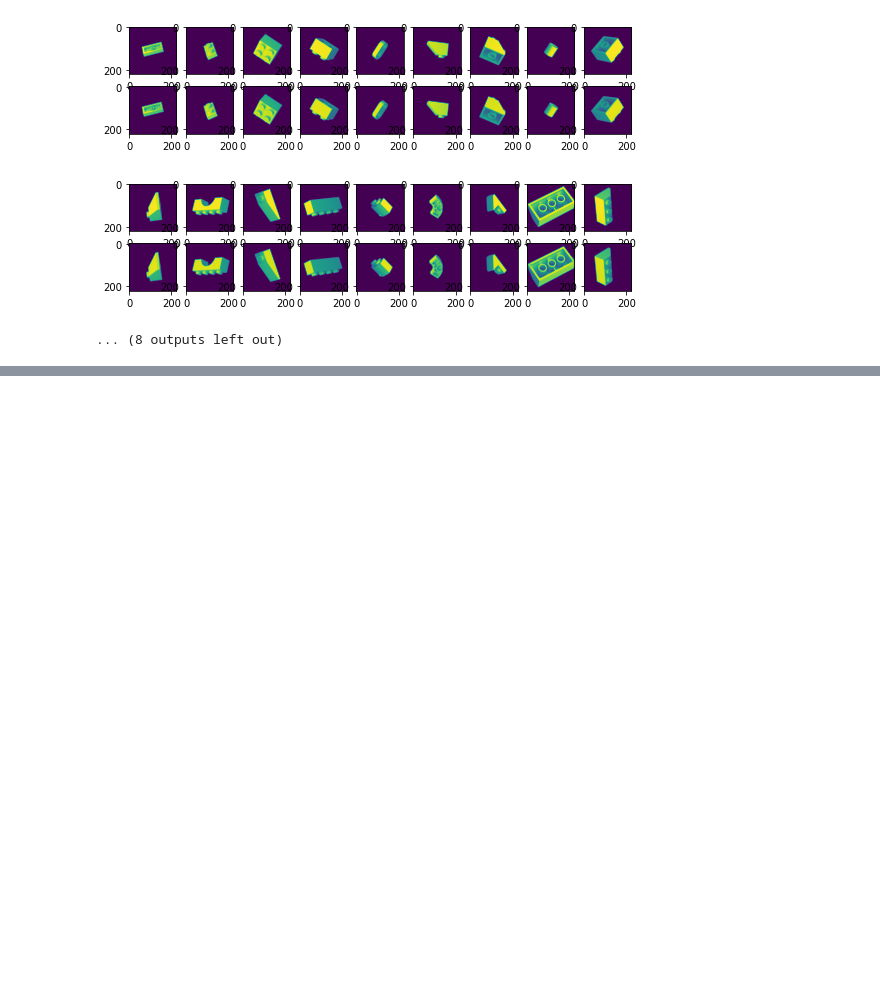
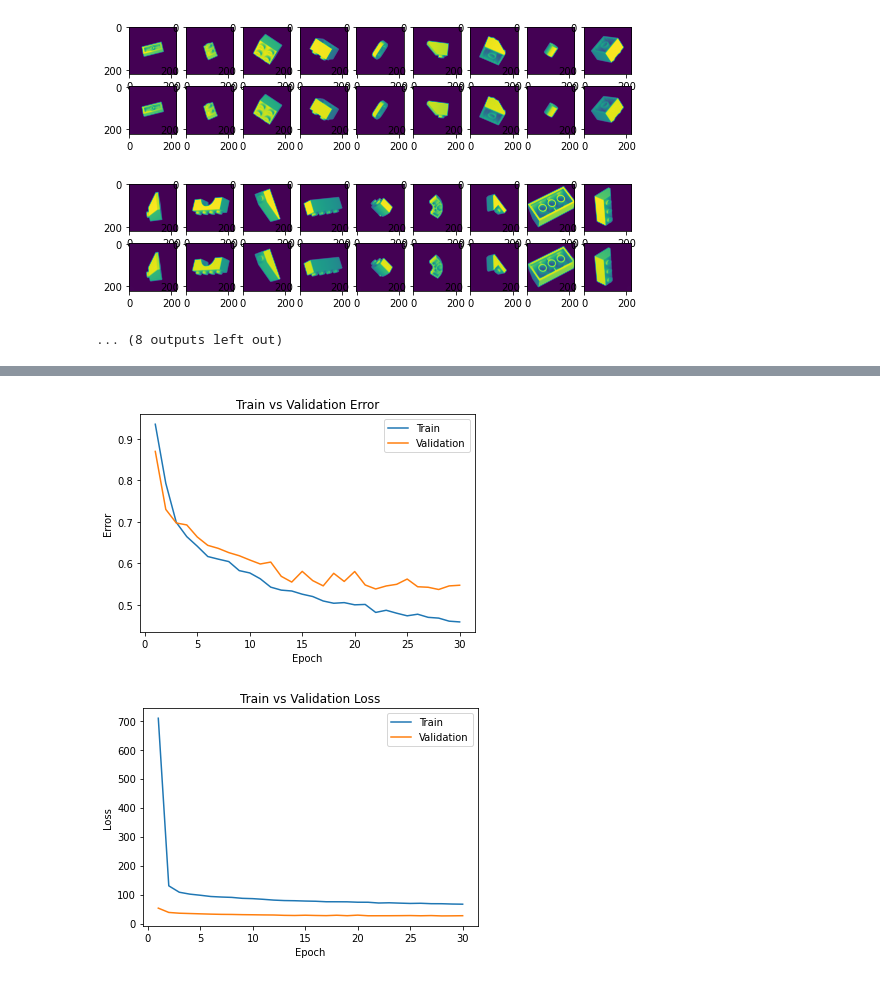
Before and after one commit to albogdan/aps360-project, a Jupyter notebook: baseline_models/CNN/CNN_Autoencoder.ipynb, the cells around one changed output, grey strips where cells are left out. Saved outputs shown, nothing was run; the diff lists cells and outputs as text; code cells hidden in the pictures; blank space fills up the shorter version.

```diff
--- a/baseline_models/CNN/CNN_Autoencoder.ipynb
+++ b/baseline_models/CNN/CNN_Autoencoder.ipynb
@@ -285,0 +542,4 @@ for k in range(0, max_epochs, 1):
+# %%
+loaded_model = AutoencoderSmall().cuda()
+loaded_model.load_state_dict(torch.load(os.path.expanduser('~/models/AutoEncoder/small_no_noise.pt')))
+loaded_model.eval()
@@ -285,0 +567,13 @@ for k in range(0, max_epochs, 1):
+# %%
+# verify that the parameters are loaded correctly
+train_loader = torch.utils.data.DataLoader(image_set, batch_size=batch_size,
+                                             num_workers = 4, shuffle = True)
+criterion = nn.MSELoss()
+for data in train_loader:
+  img, _ = data
+  if torch.cuda.is_available():
+    img = img.cuda()
+  recon = loaded_model(img)
+  loss = criterion(recon, img)
+  print(loss)
+  break
@@ -285,0 +703,16 @@ for k in range(0, max_epochs, 1):
+# %%
+class AutoEncoderClassifier(nn.Module):
+  def __init__(self):
+    super(AutoEncoderClassifier, self).__init__()
+    self.name = "AutoEncoderClassifier"
+    self.fc1 = nn.Linear(64*13*13, 512)
+    self.fc2 = nn.Linear(512, 50)
+
+  def forward(self, x):
+    x = x.view(-1, 64*13*13)
+    x = F.leaky_relu(self.fc1(x))
+    x = self.fc2(x)
+    return x
+
+AECNet = AutoEncoderClassifier()
+summary(AECNet, (64,13,13), device='cpu')
@@ -285,0 +735,5 @@ for k in range(0, max_epochs, 1):
+# %%
+# training with the initial set up
+use_cuda = True
+AECNet = AutoEncoderClassifier().cuda()
+autoencoder_classifier_train(AECNet, loaded_model, batch_size=500, num_epochs=30, lr=0.001)
@@ -285,0 +758,5 @@ for k in range(0, max_epochs, 1):
+# %%
+plot_training_curve(get_model_name(AECNet.name, 500, 0.001, 29))
+# %% [output]
+[figure, added]
+[figure, added]
```
Also changed, not shown: parts of 64 cells of this notebook.
